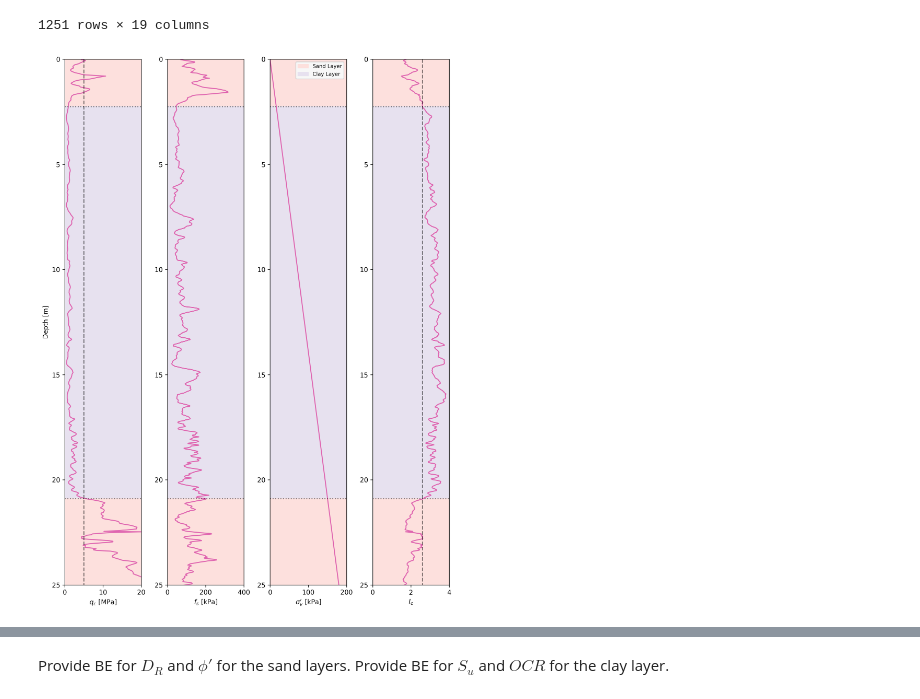
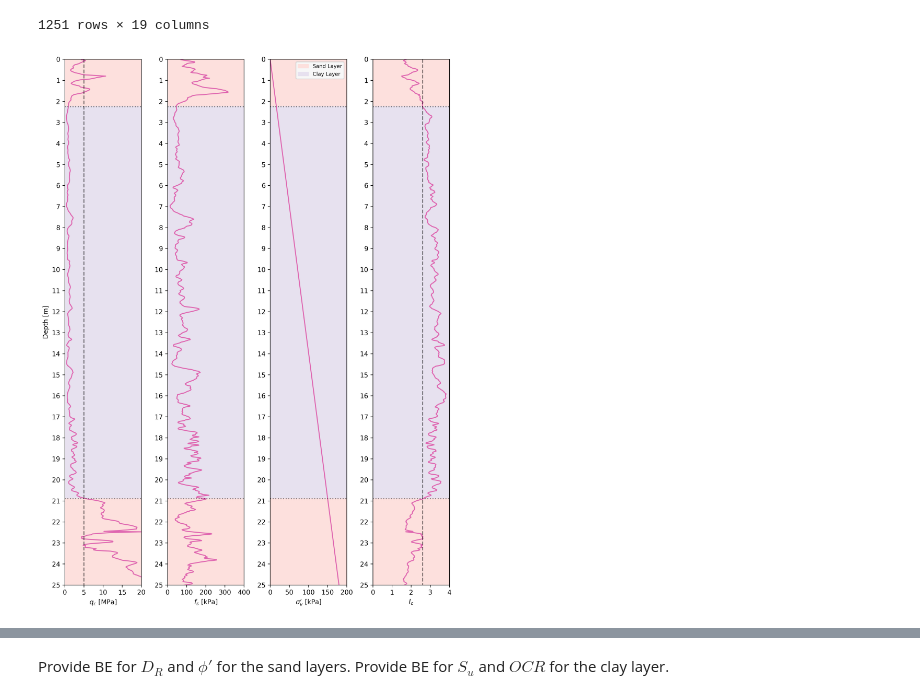
Before and after one commit to bKeungAuyeung/CE444-HW3, a Jupyter notebook: bAuyeung_HW3-code_CE444.ipynb, the cells around one changed output, grey strips where cells are left out. Cells and saved outputs as stored; diff of their text form; code cells hidden in the pictures.

Commit message:
Completed figure generation. Moving on to the report.

```diff
--- a/bAuyeung_HW3-code_CE444.ipynb
+++ b/bAuyeung_HW3-code_CE444.ipynb
@@ -319,31 +319,36 @@ ax[2].plot(p6data['veStress [kPa]'], p6data['z [m]'], color = "#df65b0", marker=
 ax[3].plot(p6data['Ic'], p6data['z [m]'], color = "#df65b0", marker='None', linestyle='-')
 
 ax[0].vlines(5, 0, 25, color = 'black', alpha =0.5, linestyles = 'dashed')
 ax[3].vlines(2.6, 0, 25, color = 'black', alpha =0.5, linestyles = 'dashed')
 
 
 for i in range(4):
     ax[i].set_ylim(0,25)
+    ax[i].set_yticks(np.arange(0,26,1))
     ax[i].invert_yaxis()
     ax[i].hlines(2.25, 0, 1000, color = 'black', alpha =0.5, linestyles = ':')
     ax[i].hlines(20.9, 0, 1000, color = 'black', alpha =0.5, linestyles = ':')
     ax[i].fill_betweenx([0, 2.25], 0, 1000, color = '#fde0dd', label = 'Sand Layer')
     ax[i].fill_betweenx([2.25, 20.9], 0, 1000, color = '#e7e1ef', label = 'Clay Layer')
     ax[i].fill_betweenx([20.9, 25], 0, 1000, color = '#fde0dd')
 
 ax[0].set_ylabel('Depth [m]')
 ax[0].set_xlabel('$q_c$ [MPa]')
 ax[1].set_xlabel('$f_s$ [kPa]')
 ax[2].set_xlabel("$\\sigma_v'$ [kPa]")
 ax[3].set_xlabel('$I_c$')
 
 ax[2].legend(frameon=True, loc='upper right', fontsize=8, framealpha=1, facecolor = '#f7f7f7')
 
 ax[0].set_xlim(0, 20)
+ax[0].set_xticks([0, 5, 10, 15, 20])
 ax[1].set_xlim(0, 400)
+ax[1].set_xticks([0, 100, 200, 300, 400])
 ax[2].set_xlim(0, 200)
+ax[2].set_xticks([0, 50, 100, 150, 200])
 ax[3].set_xlim(0, 4)
+ax[3].set_xticks([0, 1, 2, 3, 4])
 
 plt.show()
 # %% [output]
-[figure, old version]
+[figure, new version]
```
Also changed, not shown: parts of 5 cells of this notebook.
